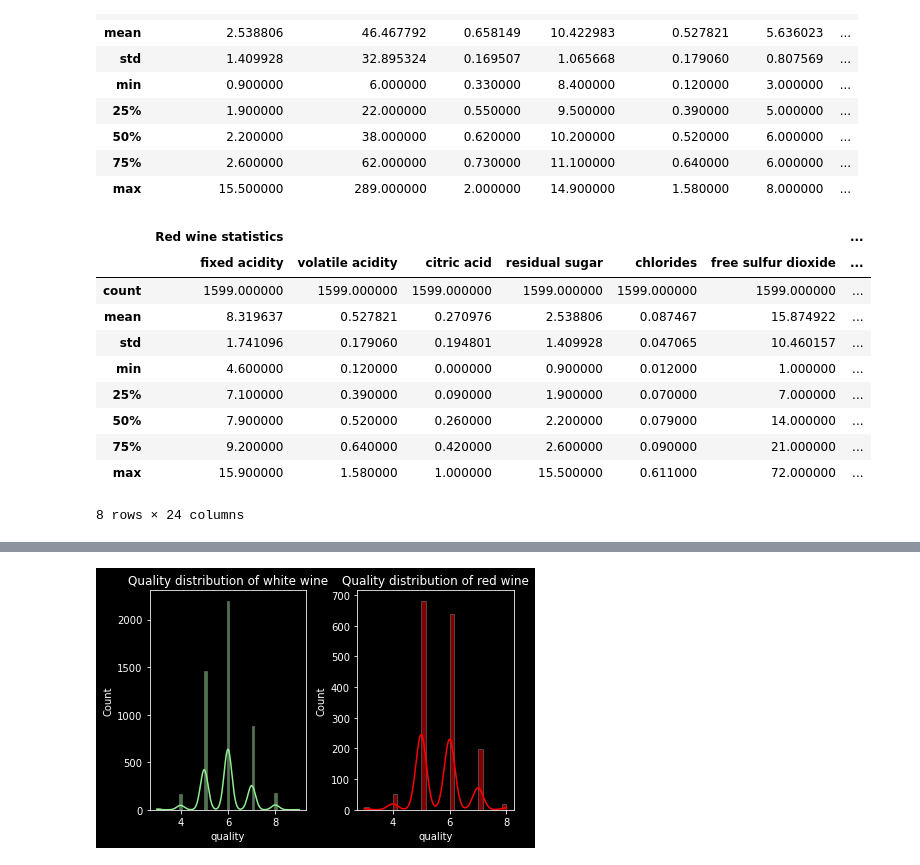
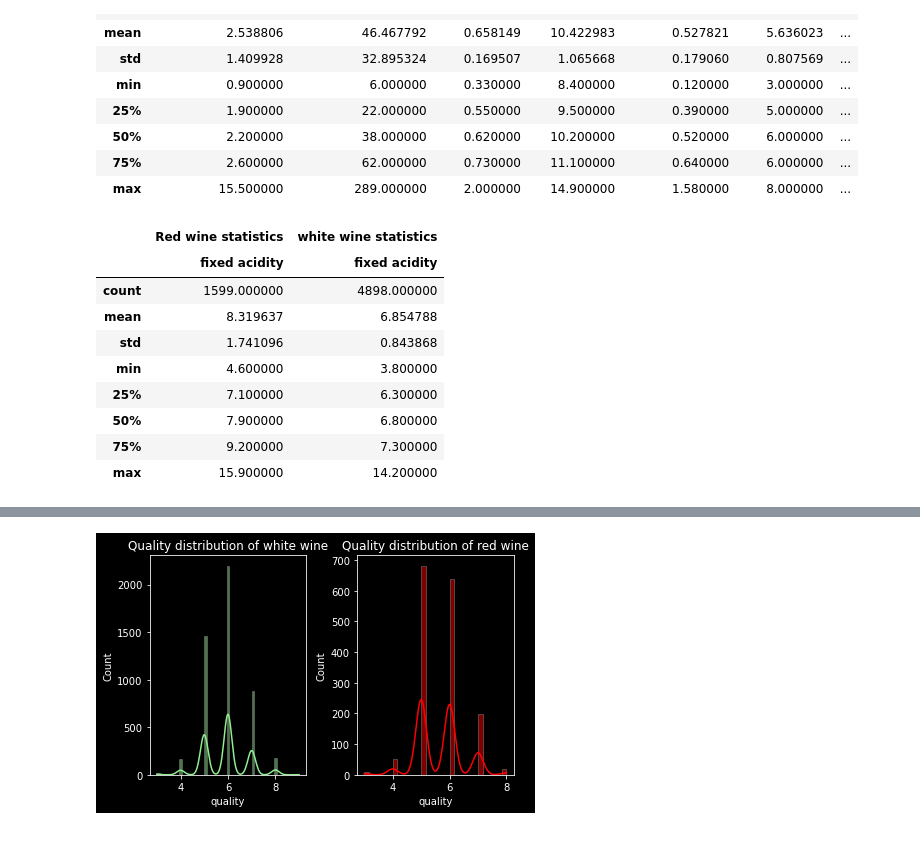
Before and after one commit to YanaOrf/BlueBerryWinery, a Jupyter notebook: BlueBerryWinery.ipynb, the cells around one changed output, grey strips where cells are left out. Drawn from its saved outputs; the diff is of its cells as text; code cells hidden in the pictures.

Commit message:
data red wine

```diff
--- a/BlueBerryWinery.ipynb
+++ b/BlueBerryWinery.ipynb
@@ -202,19 +202,18 @@ pd.concat([red_wine2[["residual sugar","total sulfur dioxide","sulphates","alcoh
 # %%
 #SIZE!!!
 
-pd.concat([red_wine2.describe(),white_wine2.describe()],axis=1,keys=["Red wine statistics","white wine statistics"])
+pd.concat([red_wine2[['fixed acidity']].describe(),white_wine2[['fixed acidity']].describe()],axis=1,keys=["Red wine statistics","white wine statistics"])
 # %% [output]
-|  | Red wine statistics |  |  |  |  |  | ... |
-|  | fixed acidity | volatile acidity | citric acid | residual sugar | chlorides | free sulfur dioxide | ... |
-| count | 1599.000000 | 1599.000000 | 1599.000000 | 1599.000000 | 1599.000000 | 1599.000000 | ... |
-| mean | 8.319637 | 0.527821 | 0.270976 | 2.538806 | 0.087467 | 15.874922 | ... |
-| std | 1.741096 | 0.179060 | 0.194801 | 1.409928 | 0.047065 | 10.460157 | ... |
-| min | 4.600000 | 0.120000 | 0.000000 | 0.900000 | 0.012000 | 1.000000 | ... |
-| 25% | 7.100000 | 0.390000 | 0.090000 | 1.900000 | 0.070000 | 7.000000 | ... |
-| 50% | 7.900000 | 0.520000 | 0.260000 | 2.200000 | 0.079000 | 14.000000 | ... |
-| 75% | 9.200000 | 0.640000 | 0.420000 | 2.600000 | 0.090000 | 21.000000 | ... |
-| max | 15.900000 | 1.580000 | 1.000000 | 15.500000 | 0.611000 | 72.000000 | ... |
+|  | Red wine statistics | white wine statistics |
+|  | fixed acidity | fixed acidity |
+| count | 1599.000000 | 4898.000000 |
+| mean | 8.319637 | 6.854788 |
+| std | 1.741096 | 0.843868 |
+| min | 4.600000 | 3.800000 |
+| 25% | 7.100000 | 6.300000 |
+| 50% | 7.900000 | 6.800000 |
+| 75% | 9.200000 | 7.300000 |
+| max | 15.900000 | 14.200000 |
-8 rows × 24 columns
 # %%
 #quality wines
 
```
Also changed, not shown: parts of 9 cells of this notebook.
